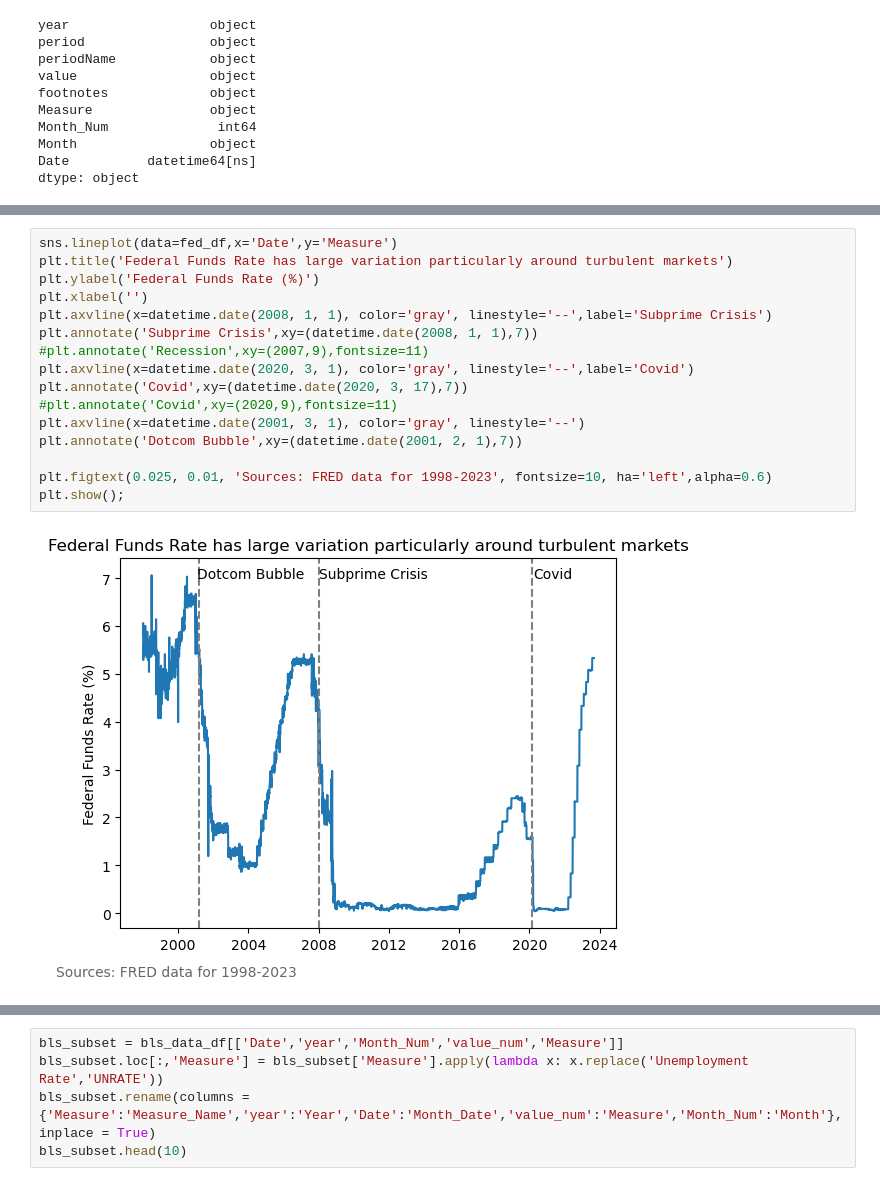
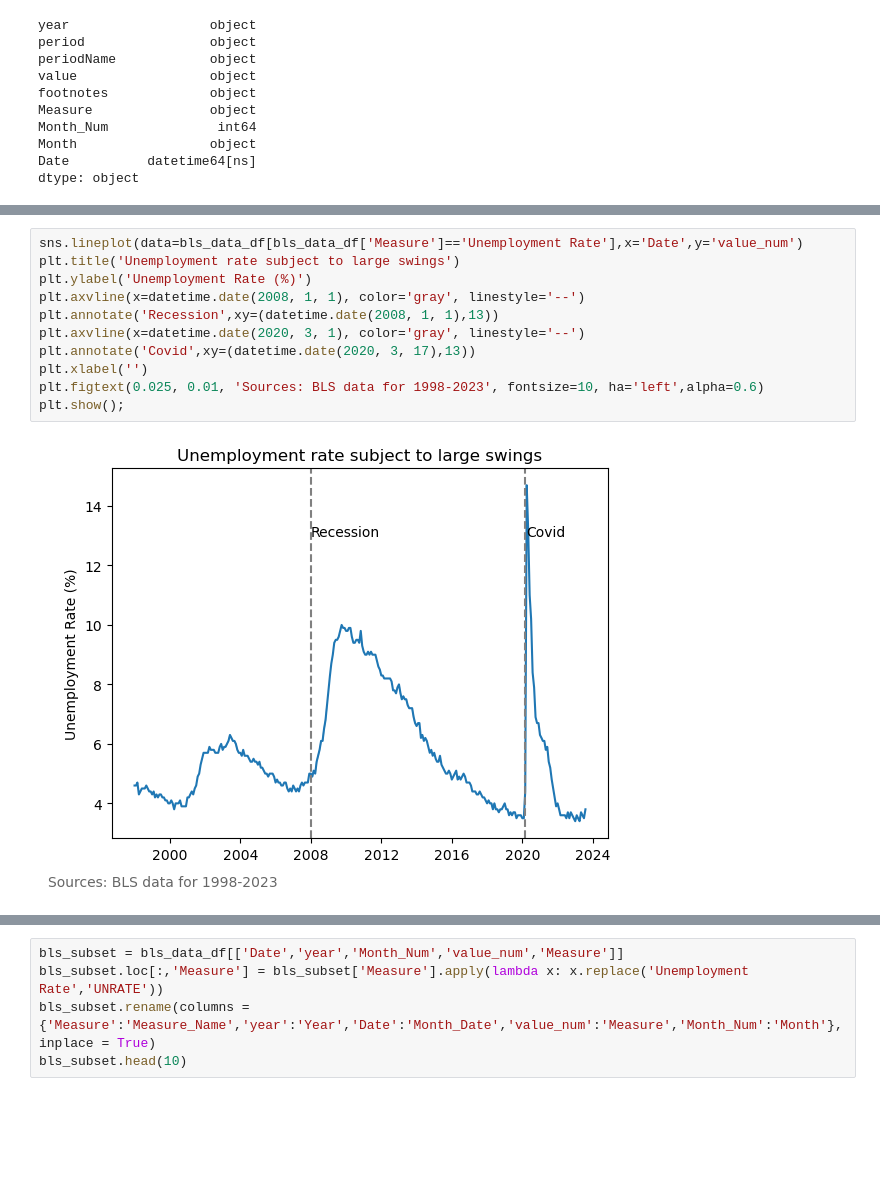
Before and after one commit to jforster19/Data608, a Jupyter notebook: Data608_Story2.ipynb, the cells around one changed output, grey strips where cells are left out. Saved outputs shown, nothing was run; the diff lists cells and outputs as text; blank space fills up the shorter version.

```diff
--- a/Data608_Story2.ipynb
+++ b/Data608_Story2.ipynb
@@ -183,18 +168,13 @@ plt.show();
-# %%
-sns.lineplot(data=fed_df,x='Date',y='Measure')
-plt.title('Federal Funds Rate has large variation particularly around turbulent markets')
-plt.ylabel('Federal Funds Rate (%)')
-plt.xlabel('')
-plt.axvline(x=datetime.date(2008, 1, 1), color='gray', linestyle='--',label='Subprime Crisis')
-plt.annotate('Subprime Crisis',xy=(datetime.date(2008, 1, 1),7))
-#plt.annotate('Recession',xy=(2007,9),fontsize=11)
-plt.axvline(x=datetime.date(2020, 3, 1), color='gray', linestyle='--',label='Covid')
-plt.annotate('Covid',xy=(datetime.date(2020, 3, 17),7))
-#plt.annotate('Covid',xy=(2020,9),fontsize=11)
-plt.axvline(x=datetime.date(2001, 3, 1), color='gray', linestyle='--')
-plt.annotate('Dotcom Bubble',xy=(datetime.date(2001, 2, 1),7))
-
-plt.figtext(0.025, 0.01, 'Sources: FRED data for 1998-2023', fontsize=10, ha='left',alpha=0.6)
-plt.show();
-# %% [output]
-[figure, removed]
+# %%
+sns.lineplot(data=bls_data_df[bls_data_df['Measure']=='Unemployment Rate'],x='Date',y='value_num')
+plt.title('Unemployment rate subject to large swings')
+plt.ylabel('Unemployment Rate (%)')
+plt.axvline(x=datetime.date(2008, 1, 1), color='gray', linestyle='--')
+plt.annotate('Recession',xy=(datetime.date(2008, 1, 1),13))
+plt.axvline(x=datetime.date(2020, 3, 1), color='gray', linestyle='--')
+plt.annotate('Covid',xy=(datetime.date(2020, 3, 17),13))
+plt.xlabel('')
+plt.figtext(0.025, 0.01, 'Sources: BLS data for 1998-2023', fontsize=10, ha='left',alpha=0.6)
+plt.show();
+# %% [output]
+[figure, added]
```
Also changed, not shown: parts of 17 cells of this notebook.
